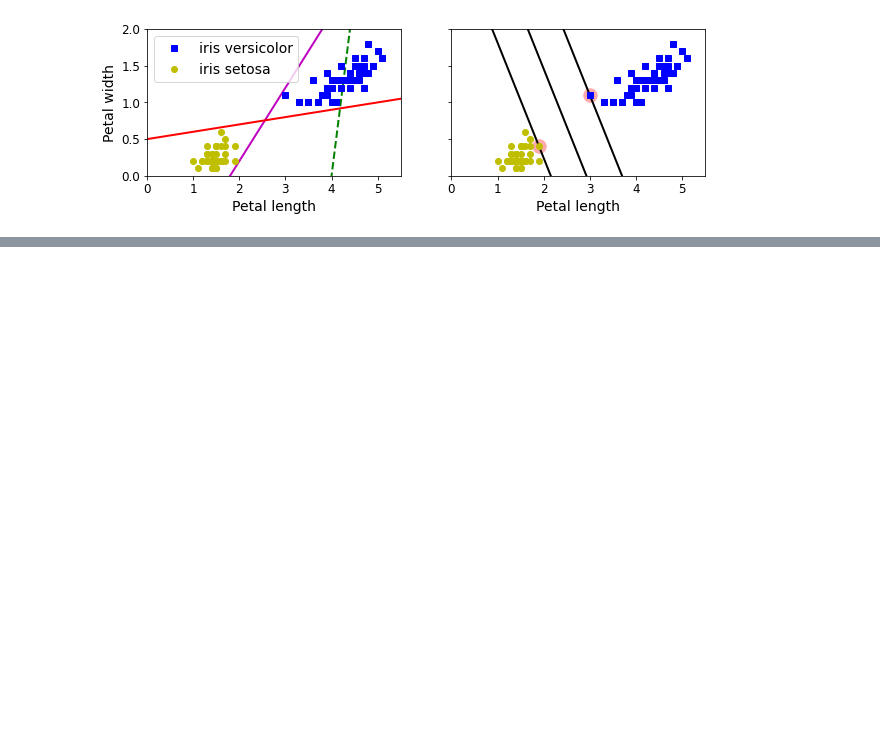
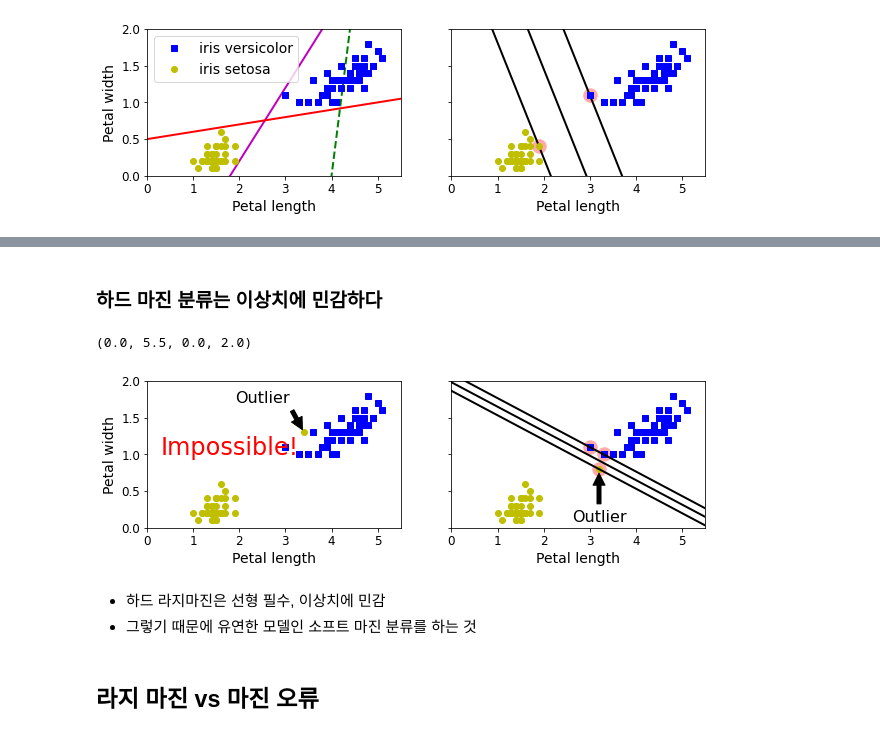
Before and after one commit to OHBEYOUNGHUN/Machine_practice, a Jupyter notebook: hands_on/SVM_handson_필사.ipynb, the cells around one changed output, grey strips where cells are left out. Drawn from its saved outputs; the diff is of its cells as text; code cells hidden in the pictures; blank space fills up the shorter version.

```diff
--- a/hands_on/SVM_handson_필사.ipynb
+++ b/hands_on/SVM_handson_필사.ipynb
@@ -88,0 +127,53 @@ plt.show()
+# %% [markdown]
+### 하드 마진 분류는 이상치에 민감하다
+# %%
+
+X_outliers = np.array([[3.4, 1.3], [3.2, 0.8]])
+y_outliers = np.array([0, 0])
+Xo1 = np.concatenate([X, X_outliers[:1]], axis=0)
+yo1 = np.concatenate([y, y_outliers[:1]], axis=0)
+Xo2 = np.concatenate([X, X_outliers[1:]], axis=0)
+yo2 = np.concatenate([y, y_outliers[1:]], axis=0)
+
+svm_clf2 = SVC(kernel="linear", C=10**9)
+svm_clf2.fit(Xo2, yo2)
+
+fig, axes = plt.subplots(ncols=2, figsize=(10,2.7), sharey=True)
+
+plt.sca(axes[0])
+plt.plot(Xo1[:, 0][yo1==1], Xo1[:, 1][yo1==1], "bs")
+plt.plot(Xo1[:, 0][yo1==0], Xo1[:, 1][yo1==0], "yo")
+plt.text(0.3, 1.0, "Impossible!", fontsize=24, color="red")
+plt.xlabel("Petal length", fontsize=14)
+plt.ylabel("Petal width", fontsize=14)
+plt.annotate("Outlier",
+             xy=(X_outliers[0][0], X_outliers[0][1]),
+             xytext=(2.5, 1.7),
+             ha="center",
+             arrowprops=dict(facecolor='black', shrink=0.1),
+             fontsize=16,
+            )
+plt.axis([0, 5.5, 0, 2])
+
+plt.sca(axes[1])
+plt.plot(Xo2[:, 0][yo2==1], Xo2[:, 1][yo2==1], "bs")
+plt.plot(Xo2[:, 0][yo2==0], Xo2[:, 1][yo2==0], "yo")
+plot_svc_decision_boundary(svm_clf2, 0, 5.5)
+plt.xlabel("Petal length", fontsize=14)
+plt.annotate("Outlier",
+             xy=(X_outliers[1][0], X_outliers[1][1]),
+             xytext=(3.2, 0.08),
+             ha="center",
+             arrowprops=dict(facecolor='black', shrink=0.1),
+             fontsize=16,
+            )
+plt.axis([0, 5.5, 0, 2])
+# %% [output]
+(0.0, 5.5, 0.0, 2.0)
+[figure, added]
+# %% [markdown]
+- 하드 라지마진은 선형 필수, 이상치에 민감
+- 그렇기 때문에 유연한 모델인 소프트 마진 분류를 하는 것
+# %% [markdown]
+
+## 라지 마진 vs 마진 오류
```
Also changed, not shown: parts of 8 cells of this notebook.
